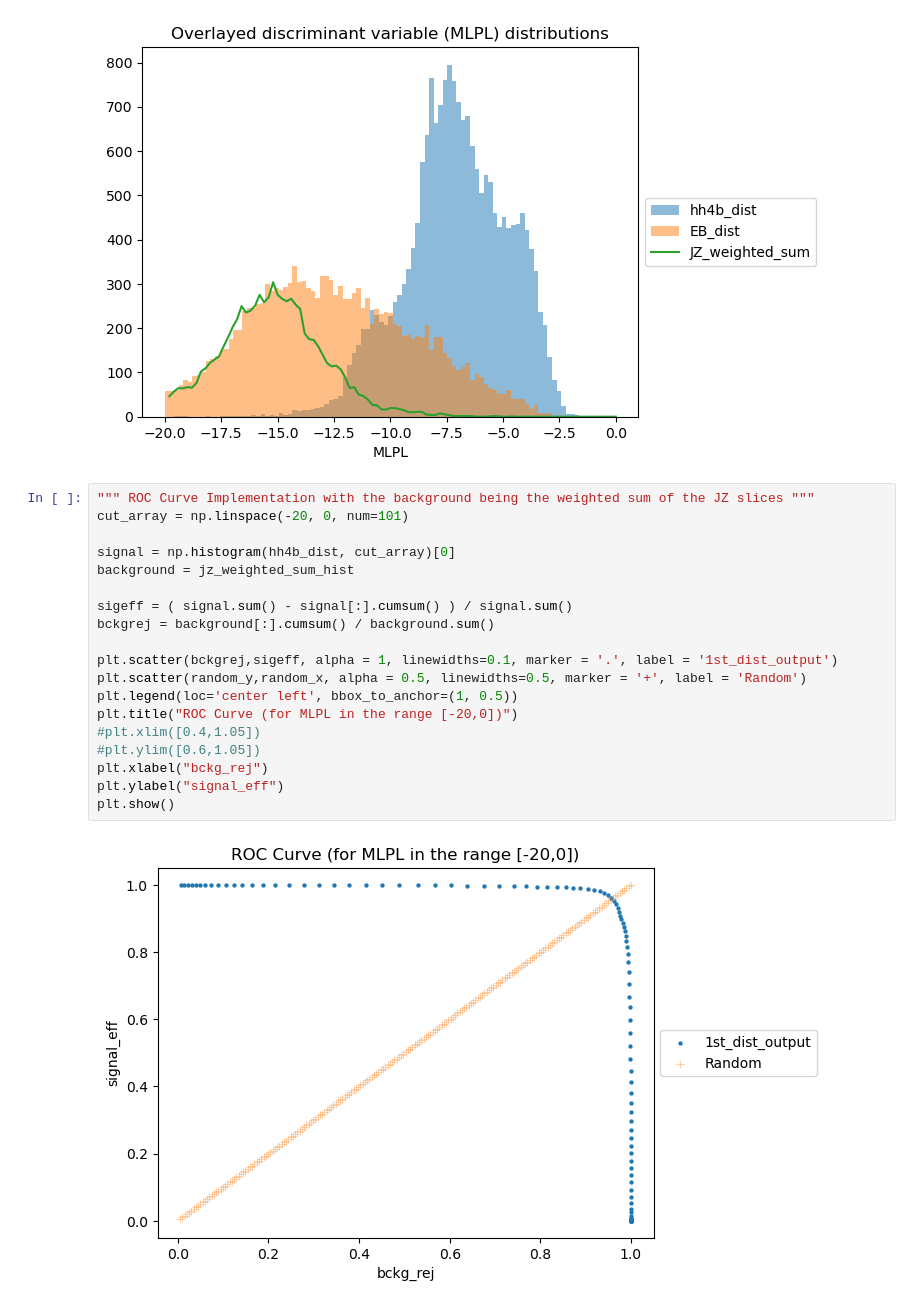
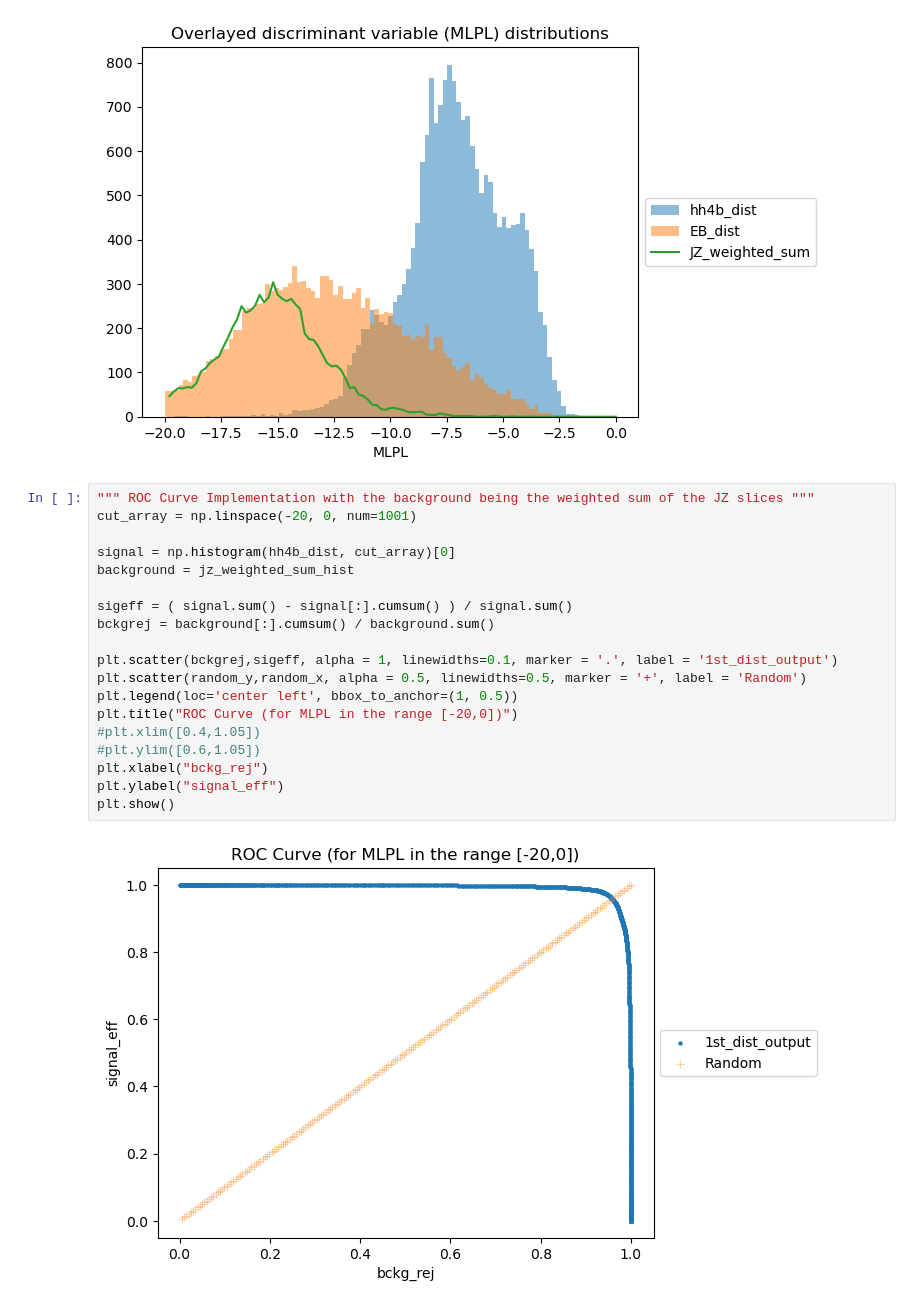
Before and after one commit to abdelllrazekkk/DIPZ_Workflow, a Jupyter notebook: Cut_Optimizations.ipynb, the cells around one changed output. Drawn from its saved outputs; the diff is of its cells as text.

```diff
--- a/Cut_Optimizations.ipynb
+++ b/Cut_Optimizations.ipynb
@@ -224,22 +251,22 @@ plt.show()
 [figure]
 # %%
 """ ROC Curve Implementation with the background being the weighted sum of the JZ slices """
-cut_array = np.linspace(-20, 0, num=101)
+cut_array = np.linspace(-20, 0, num=1001)
 
 signal = np.histogram(hh4b_dist, cut_array)[0]
 background = jz_weighted_sum_hist
 
 sigeff = ( signal.sum() - signal[:].cumsum() ) / signal.sum()
 bckgrej = background[:].cumsum() / background.sum()
 
 plt.scatter(bckgrej,sigeff, alpha = 1, linewidths=0.1, marker = '.', label = '1st_dist_output')
 plt.scatter(random_y,random_x, alpha = 0.5, linewidths=0.5, marker = '+', label = 'Random')
 plt.legend(loc='center left', bbox_to_anchor=(1, 0.5))
 plt.title("ROC Curve (for MLPL in the range [-20,0])")
 #plt.xlim([0.4,1.05])
 #plt.ylim([0.6,1.05])
 plt.xlabel("bckg_rej")
 plt.ylabel("signal_eff")
 plt.show()
 # %% [output]
-[figure, old version]
+[figure, new version]
```
Also changed, not shown: parts of 2 cells of this notebook, 33 other files.
